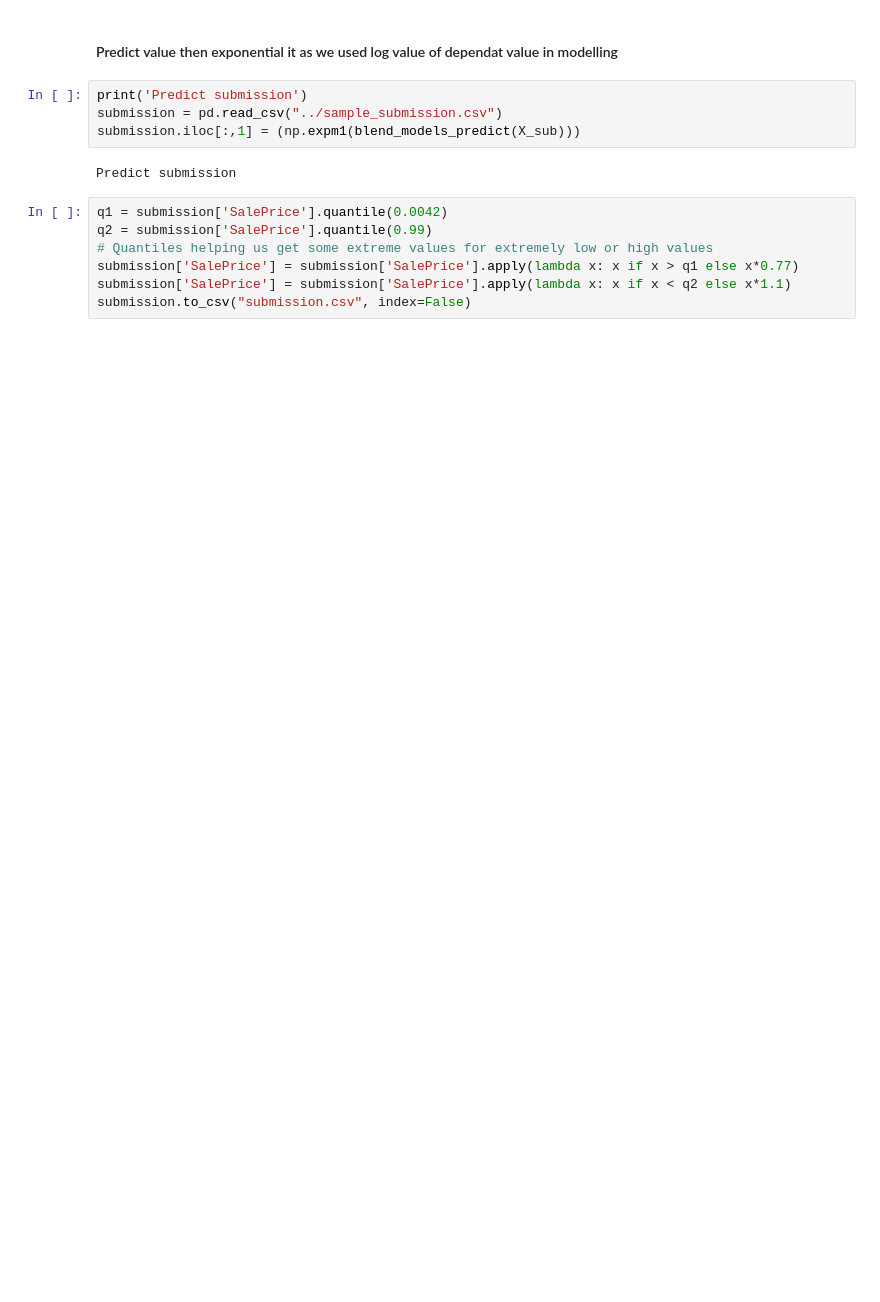
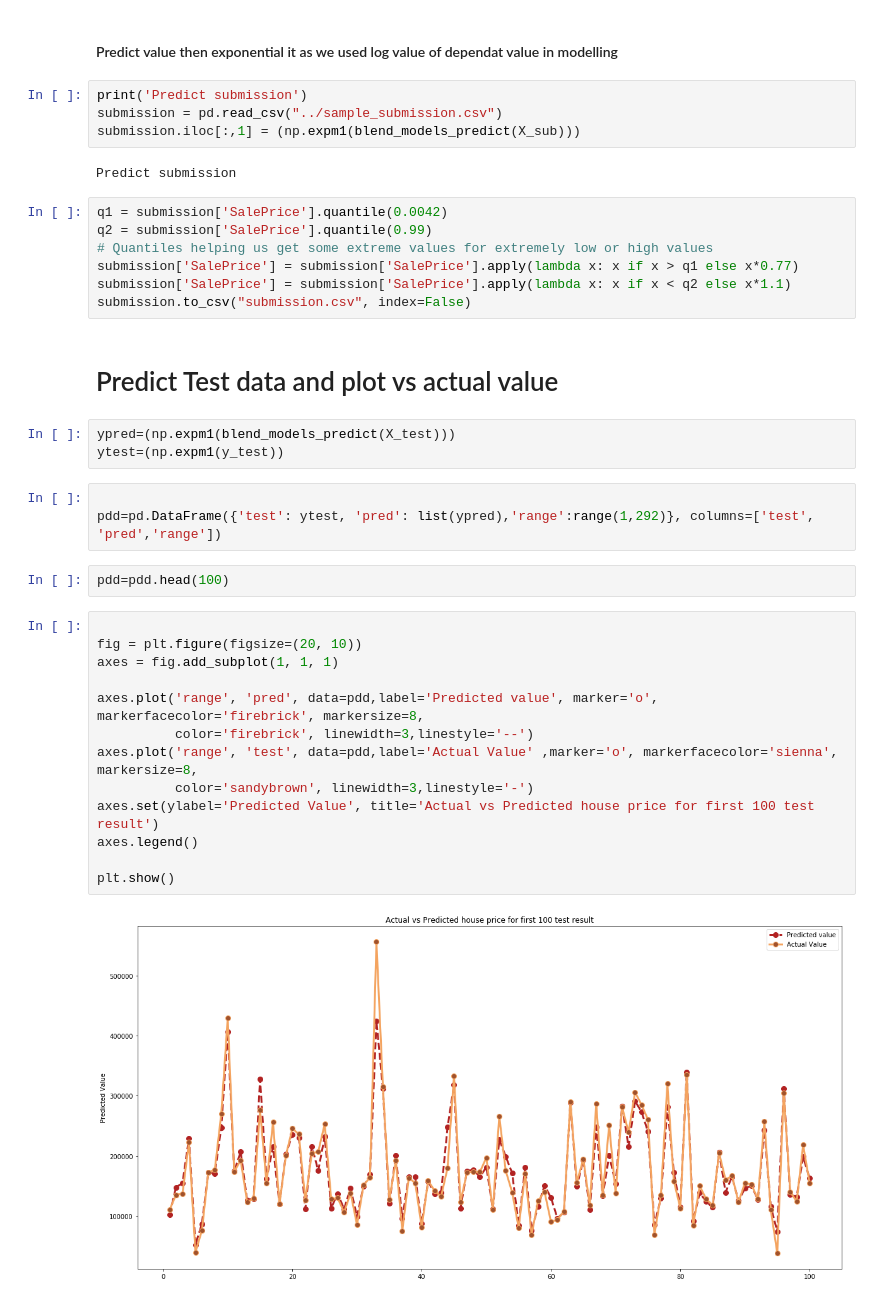
Before and after one commit to DataDrivenGit/Ames-Real-Estate, a Jupyter notebook: Reports/6.Modelling .ipynb, the cells around one changed output. Drawn from its saved outputs; the diff is of its cells as text; blank space fills up the shorter version.

```diff
--- a/Reports/6.Modelling .ipynb
+++ b/Reports/6.Modelling .ipynb
@@ -1435,3 +1510,28 @@ q2 = submission['SalePrice'].quantile(0.99)
 submission['SalePrice'] = submission['SalePrice'].apply(lambda x: x if x > q1 else x*0.77)
 submission['SalePrice'] = submission['SalePrice'].apply(lambda x: x if x < q2 else x*1.1)
 submission.to_csv("submission.csv", index=False)
+# %% [markdown]
+# Predict Test data and plot vs actual value
+# %%
+ypred=(np.expm1(blend_models_predict(X_test)))
+ytest=(np.expm1(y_test))
+# %%
+
+pdd=pd.DataFrame({'test': ytest, 'pred': list(ypred),'range':range(1,292)}, columns=['test', 'pred','range'])
+# %%
+pdd=pdd.head(100)
+# %%
+
+fig = plt.figure(figsize=(20, 10))
+axes = fig.add_subplot(1, 1, 1)
+
+axes.plot('range', 'pred', data=pdd,label='Predicted value', marker='o', markerfacecolor='firebrick', markersize=8,
+          color='firebrick', linewidth=3,linestyle='--')
+axes.plot('range', 'test', data=pdd,label='Actual Value' ,marker='o', markerfacecolor='sienna', markersize=8,
+          color='sandybrown', linewidth=3,linestyle='-')
+axes.set(ylabel='Predicted Value', title='Actual vs Predicted house price for first 100 test result')
+axes.legend()
+
+plt.show()
+# %% [output]
+[figure, added]
```
Also changed, not shown: parts of 38 cells of this notebook.
